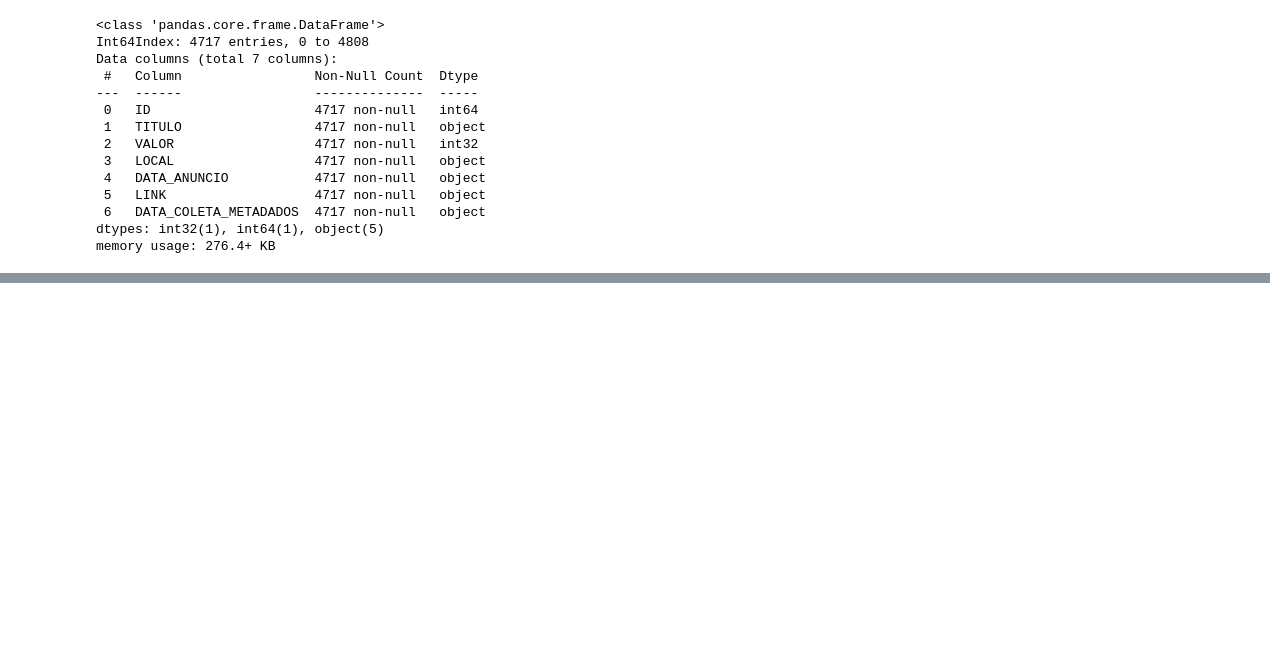
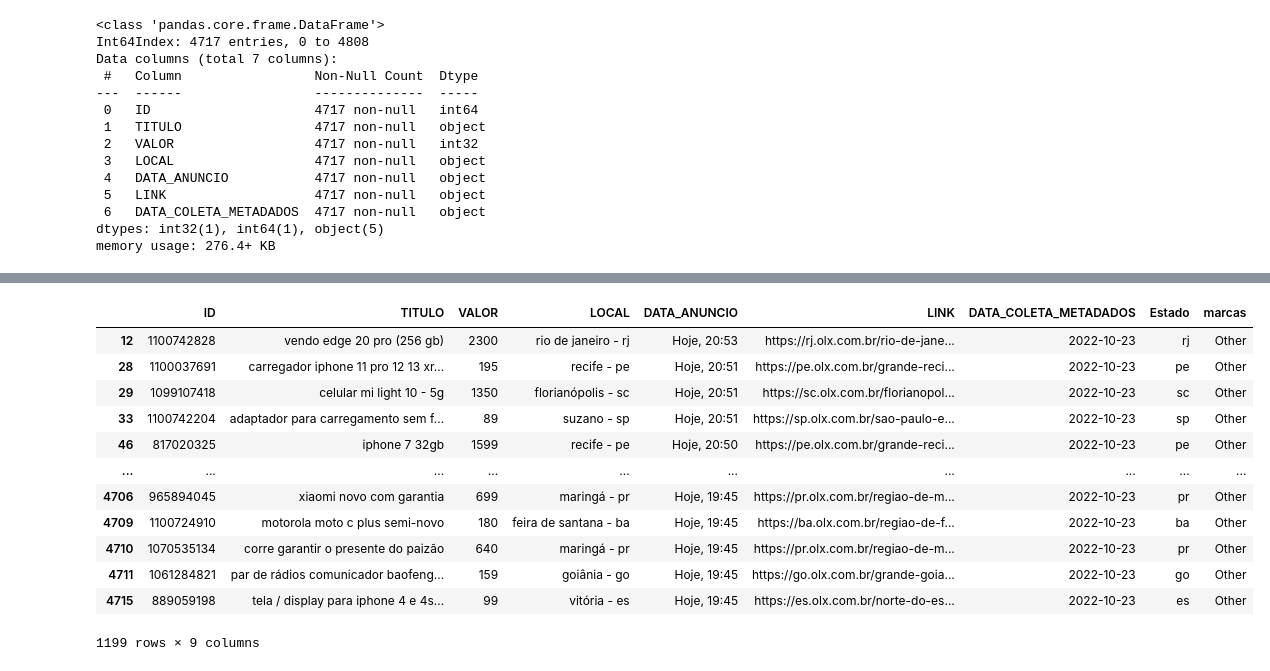
Before and after one commit to PaulAnicet97/Data_analysis, a Jupyter notebook: OLX/data_preparation.ipynb, the cells around one changed output, grey strips where cells are left out. Drawn from its saved outputs; the diff is of its cells as text; code cells hidden in the pictures; blank space fills up the shorter version.

```diff
--- a/OLX/data_preparation.ipynb
+++ b/OLX/data_preparation.ipynb
@@ -244,0 +273,17 @@ dados["TITULO"].shape
+# %%
+ot = dados[dados["marcas"] == "Other"]
+ot
+# %% [output]
+|  | ID | TITULO | VALOR | LOCAL | DATA_ANUNCIO | LINK | DATA_COLETA_METADADOS | Estado | marcas |
+| 12 | 1100742828 | vendo edge 20 pro (256 gb) | 2300 | rio de janeiro - rj | Hoje, 20:53 | https://rj.olx.com.br/rio-de-jane... | 2022-10-23 | rj | Other |
+| 28 | 1100037691 | carregador iphone 11 pro 12 13 xr... | 195 | recife - pe | Hoje, 20:51 | https://pe.olx.com.br/grande-reci... | 2022-10-23 | pe | Other |
+| 29 | 1099107418 | celular mi light 10 - 5g | 1350 | florianópolis - sc | Hoje, 20:51 | https://sc.olx.com.br/florianopol... | 2022-10-23 | sc | Other |
+| 33 | 1100742204 | adaptador para carregamento sem f... | 89 | suzano - sp | Hoje, 20:51 | https://sp.olx.com.br/sao-paulo-e... | 2022-10-23 | sp | Other |
+| 46 | 817020325 | iphone 7 32gb | 1599 | recife - pe | Hoje, 20:50 | https://pe.olx.com.br/grande-reci... | 2022-10-23 | pe | Other |
+| ... | ... | ... | ... | ... | ... | ... | ... | ... | ... |
+| 4706 | 965894045 | xiaomi novo com garantia | 699 | maringá - pr | Hoje, 19:45 | https://pr.olx.com.br/regiao-de-m... | 2022-10-23 | pr | Other |
+| 4709 | 1100724910 | motorola moto c plus semi-novo | 180 | feira de santana - ba | Hoje, 19:45 | https://ba.olx.com.br/regiao-de-f... | 2022-10-23 | ba | Other |
+| 4710 | 1070535134 | corre garantir o presente do paizão | 640 | maringá - pr | Hoje, 19:45 | https://pr.olx.com.br/regiao-de-m... | 2022-10-23 | pr | Other |
+| 4711 | 1061284821 | par de rádios comunicador baofeng... | 159 | goiânia - go | Hoje, 19:45 | https://go.olx.com.br/grande-goia... | 2022-10-23 | go | Other |
+| 4715 | 889059198 | tela / display para iphone 4 e 4s... | 99 | vitória - es | Hoje, 19:45 | https://es.olx.com.br/norte-do-es... | 2022-10-23 | es | Other |
+1199 rows × 9 columns
```
Also changed, not shown: parts of 11 cells of this notebook, 6 other files.
